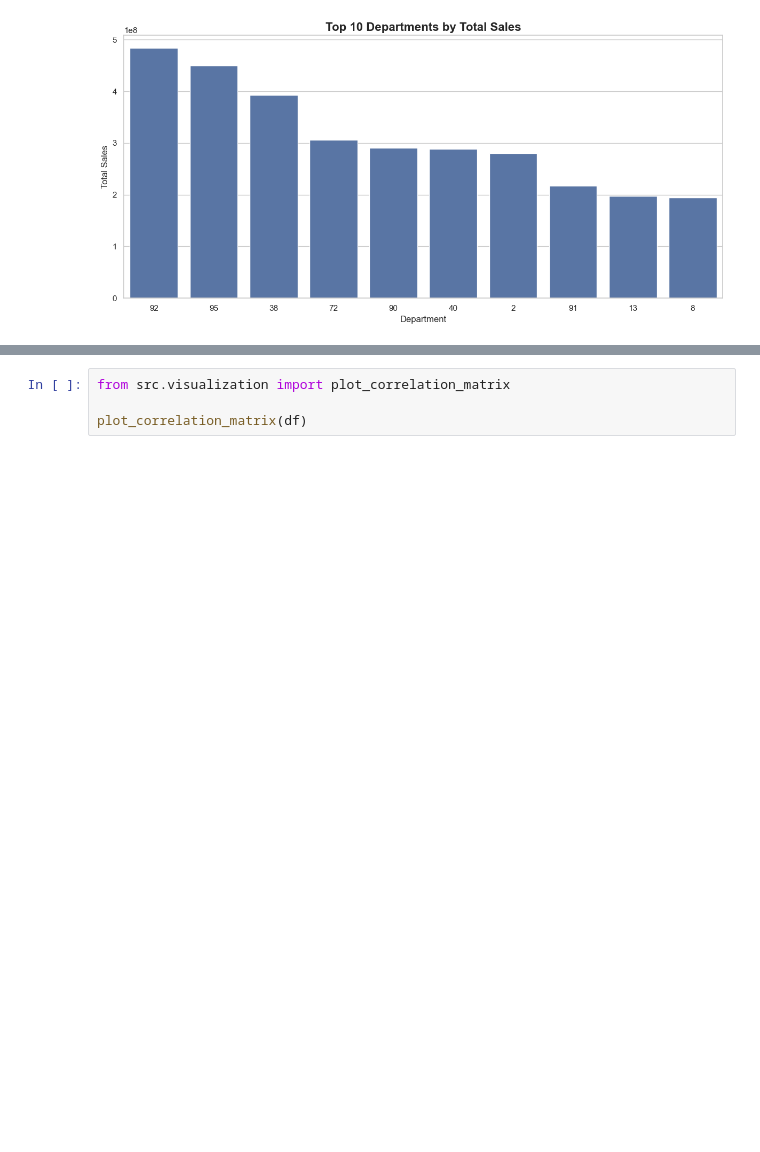
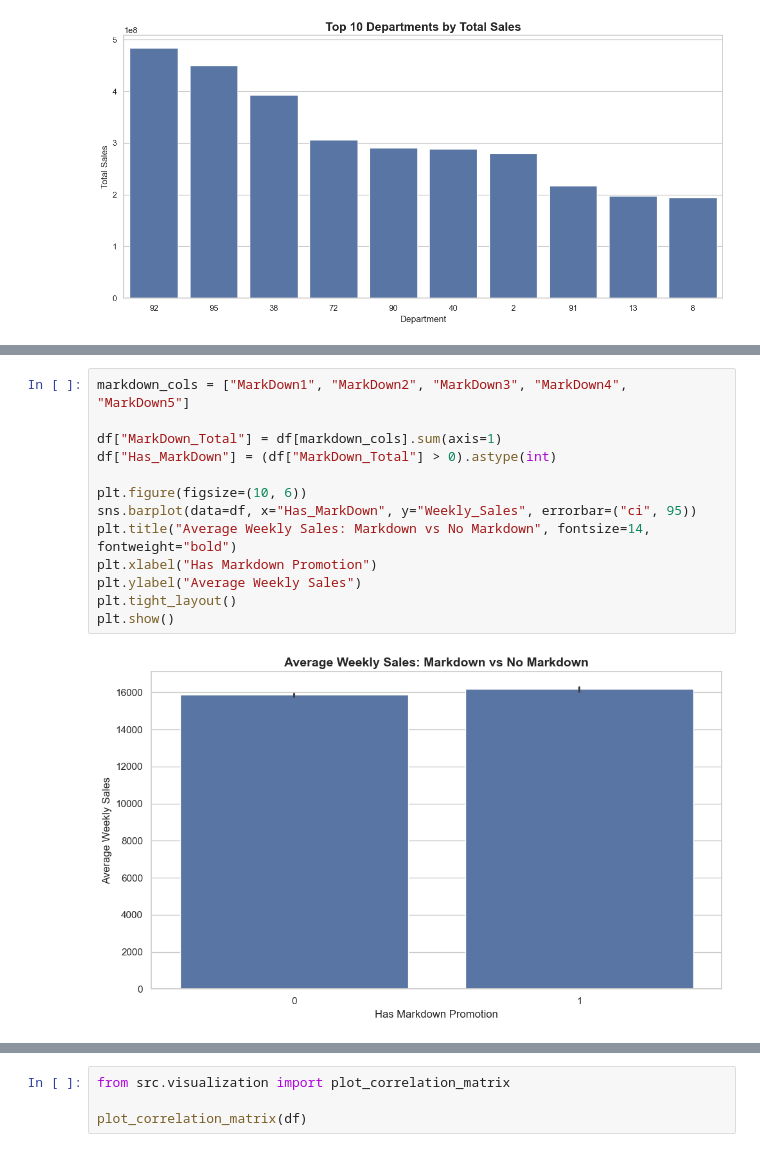
Before and after one commit to RahulN25/sales-forecasting-inventory-optimization, a Jupyter notebook: notebooks/02_exploratory_data_analysis.ipynb, the cells around one changed output, grey strips where cells are left out. Cells and saved outputs as stored; diff of their text form; blank space fills up the shorter version.

```diff
--- a/notebooks/02_exploratory_data_analysis.ipynb
+++ b/notebooks/02_exploratory_data_analysis.ipynb
@@ -92 +133,16 @@ plot_top_departments(df)
+# %%
+markdown_cols = ["MarkDown1", "MarkDown2", "MarkDown3", "MarkDown4", "MarkDown5"]
+
+df["MarkDown_Total"] = df[markdown_cols].sum(axis=1)
+df["Has_MarkDown"] = (df["MarkDown_Total"] > 0).astype(int)
+
+plt.figure(figsize=(10, 6))
+sns.barplot(data=df, x="Has_MarkDown", y="Weekly_Sales", errorbar=("ci", 95))
+plt.title("Average Weekly Sales: Markdown vs No Markdown", fontsize=14, fontweight="bold")
+plt.xlabel("Has Markdown Promotion")
+plt.ylabel("Average Weekly Sales")
+plt.tight_layout()
+plt.show()
+# %% [output]
+[figure, added]
 # %% [markdown]
```
Also changed, not shown: parts of 13 cells of this notebook, 6 other files.
